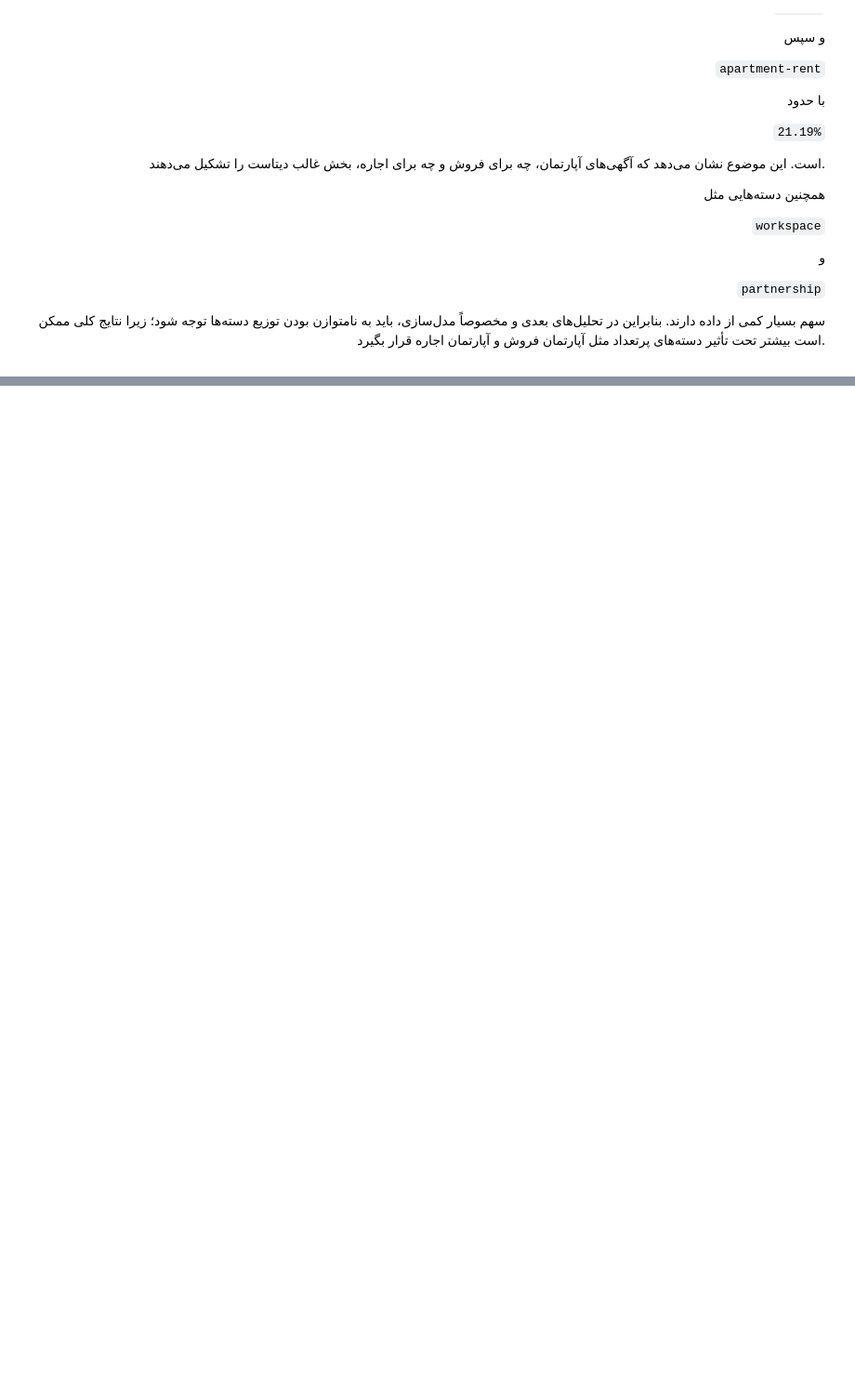
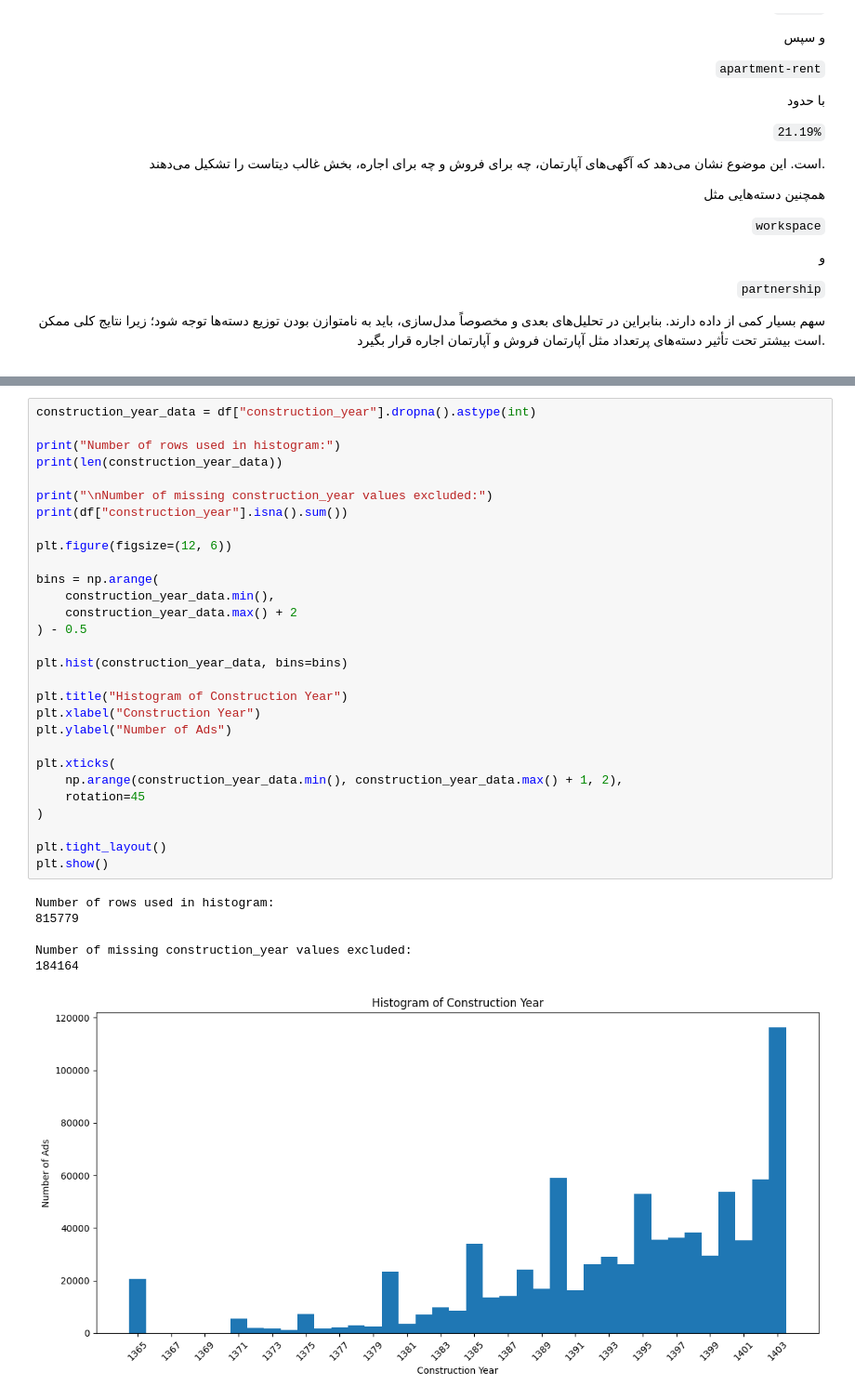
Before and after one commit to AliRaddman/divar-ml-project, a Jupyter notebook: notebooks/work/descriptive_ali.ipynb, the cells around one changed output, grey strips where cells are left out. Shown at 93% size. Drawn from its saved outputs; the diff is of its cells as text; blank space fills up the shorter version.

```diff
--- a/notebooks/work/descriptive_ali.ipynb
+++ b/notebooks/work/descriptive_ali.ipynb
@@ -278,0 +333,36 @@ plt.show()
+# %%
+construction_year_data = df["construction_year"].dropna().astype(int)
+
+print("Number of rows used in histogram:")
+print(len(construction_year_data))
+
+print("\nNumber of missing construction_year values excluded:")
+print(df["construction_year"].isna().sum())
+
+plt.figure(figsize=(12, 6))
+
+bins = np.arange(
+    construction_year_data.min(),
+    construction_year_data.max() + 2
+) - 0.5
+
+plt.hist(construction_year_data, bins=bins)
+
+plt.title("Histogram of Construction Year")
+plt.xlabel("Construction Year")
+plt.ylabel("Number of Ads")
+
+plt.xticks(
+    np.arange(construction_year_data.min(), construction_year_data.max() + 1, 2),
+    rotation=45
+)
+
+plt.tight_layout()
+plt.show()
+# %% [output]
+Number of rows used in histogram:
+815779
+
+Number of missing construction_year values excluded:
+184164
+[figure, added]
```
Also changed, not shown: parts of 9 cells of this notebook.
